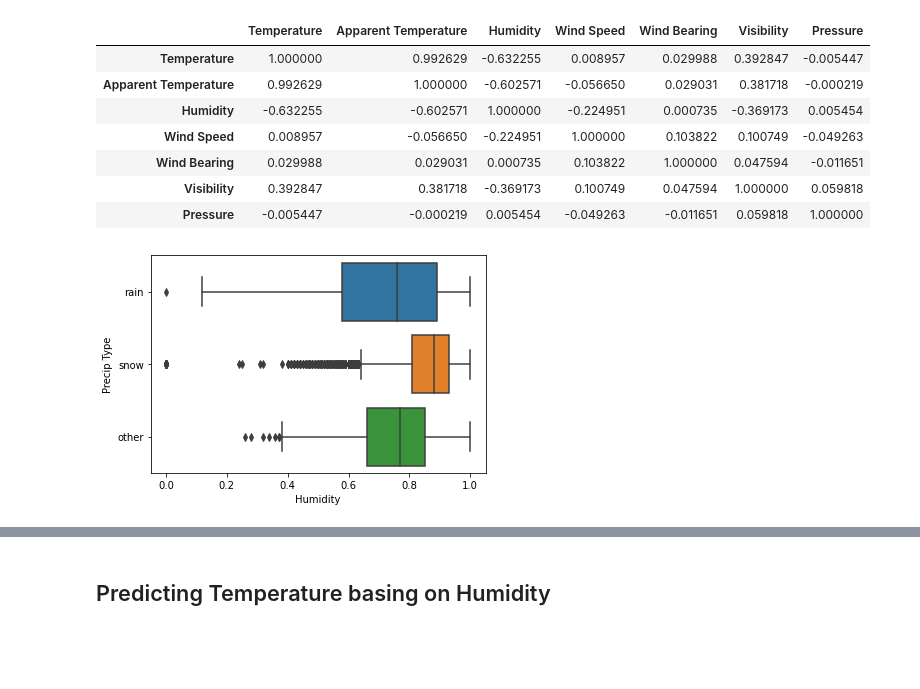
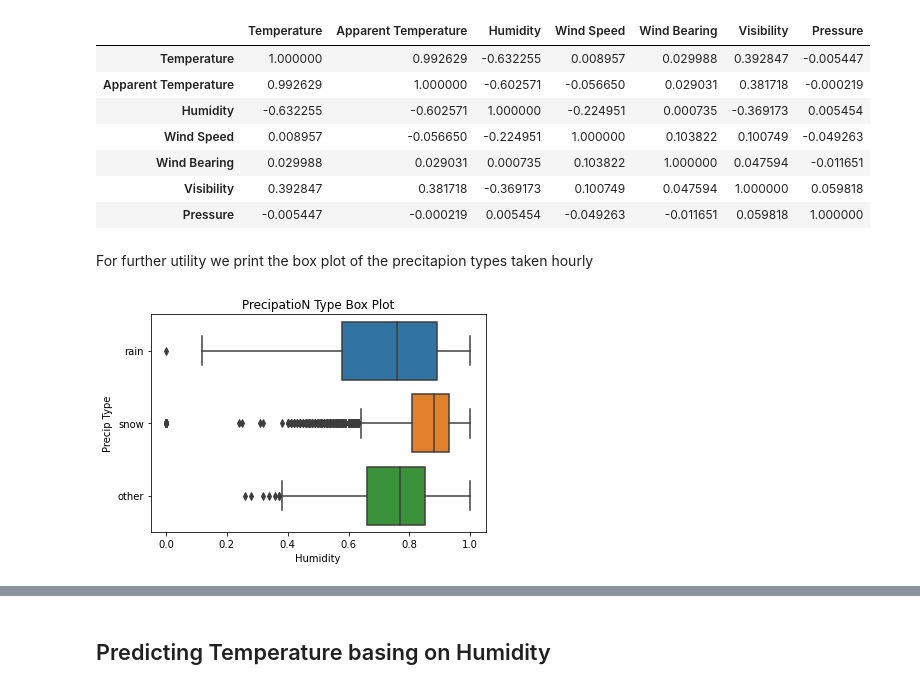
Before and after one commit to nikgreg99/weather-analysis-machine-learning, a Jupyter notebook: Weather Forecast - en.ipynb, the cells around one changed output, grey strips where cells are left out. Saved outputs shown, nothing was run; the diff lists cells and outputs as text; code cells hidden in the pictures; blank space fills up the shorter version.

```diff
--- a/Weather Forecast - en.ipynb
+++ b/Weather Forecast - en.ipynb
@@ -161,11 +163,14 @@ df.corr()
 | Pressure | -0.005447 | -0.000219 | 0.005454 | -0.049263 | -0.011651 | 0.059818 | 1.000000 |
 # %%
 df= df.replace(np.nan, 'other', regex=True) # All data frame
+# %% [markdown]
+For further utility we print the box plot of the precitapion types taken hourly
 # %%
 fig = sns.boxplot(x=df["Humidity"],y=df["Precip Type"])
+plt.title("PrecipatioN Type Box Plot")
 plt.show()
 # %% [output]
-[figure, old version]
+[figure, new version]
 # %%
 df['Formatted Date'] = pd.to_datetime(df['Formatted Date'], format='%Y-%m-%d %H:%M:%S.%f %z')
 df['Year'] = df['Formatted Date'].apply(lambda x: x.year)
```
Also changed, not shown: parts of 20 cells of this notebook.
